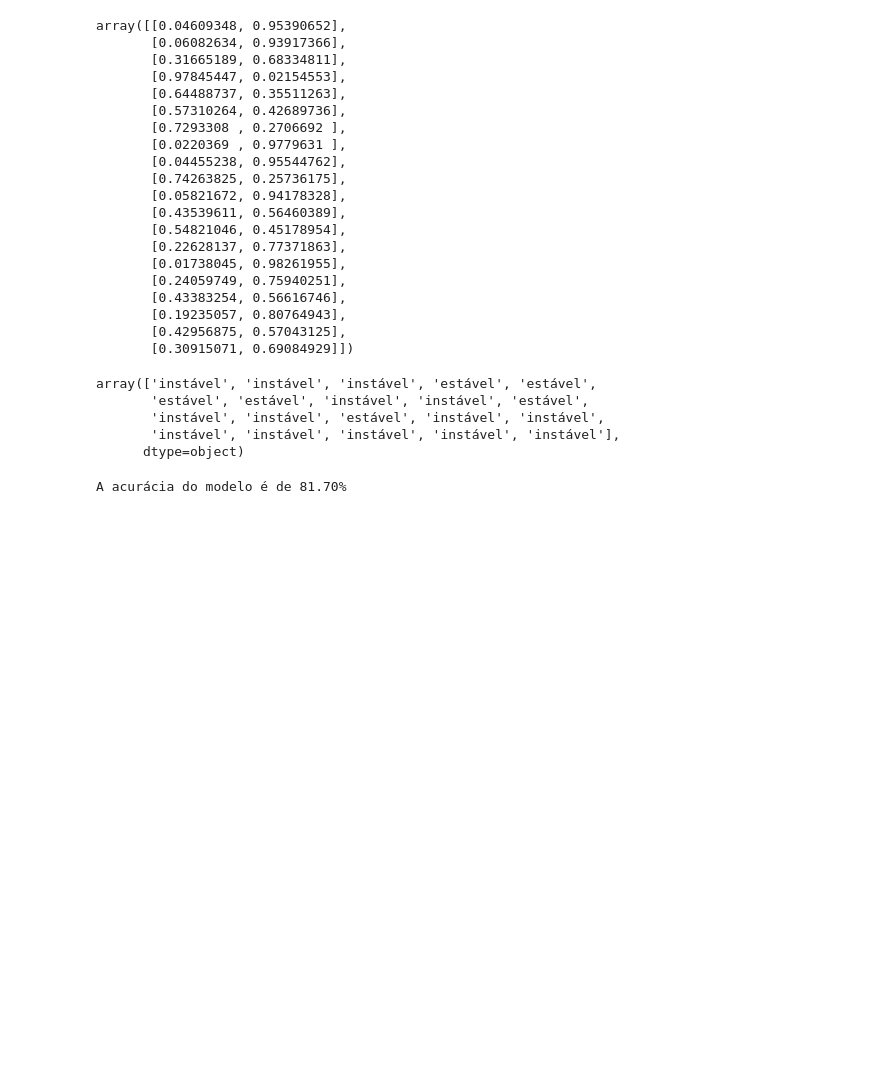
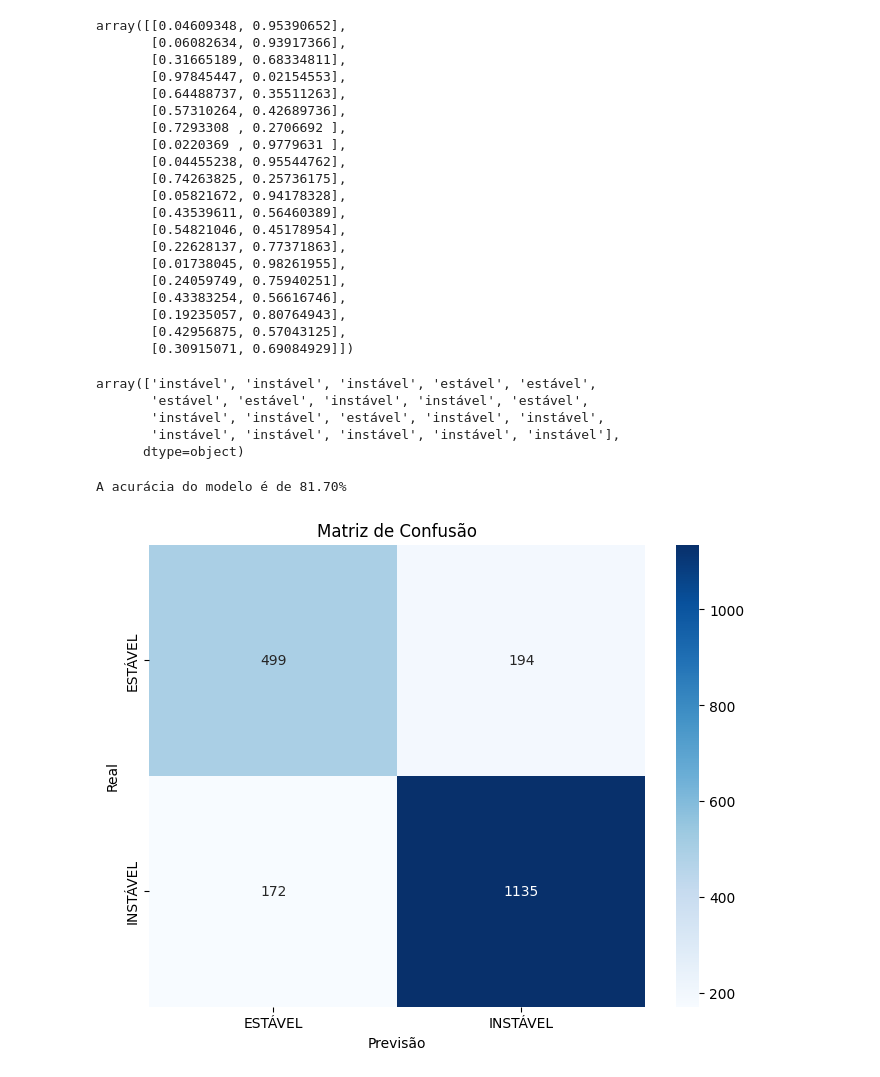
Before and after one commit to caio-fiap/CP05-SERS, a Jupyter notebook: CheckPoint5_sers.ipynb, the cells around one changed output. Cells and saved outputs as stored; diff of their text form; code cells hidden in the pictures; blank space fills up the shorter version.

Commit message:
criacao da matriz confusao

```diff
--- a/CheckPoint5_sers.ipynb
+++ b/CheckPoint5_sers.ipynb
@@ -207,0 +206,16 @@ A acurácia do modelo é de 81.70%
+# %%
+# matriz de confusao com matplotlib e heatmap
+cm = confusion_matrix(y_test, y_predict) # cria a matriz
+
+plt.figure(figsize=(8, 6)) # ajusta o tamanho da figura
+
+sns.heatmap(cm, annot=True, fmt='d', cmap='Blues', xticklabels=['ESTÁVEL', 'INSTÁVEL'], yticklabels=['ESTÁVEL', 'INSTÁVEL']) # cria o heatmap colorido
+
+#configuracoes
+plt.xlabel('Previsão')
+plt.ylabel('Real')
+plt.title('Matriz de Confusão')
+
+plt.show()
+# %% [output]
+[figure, added]
```
Also changed, not shown: parts of 1 cell of this notebook.
